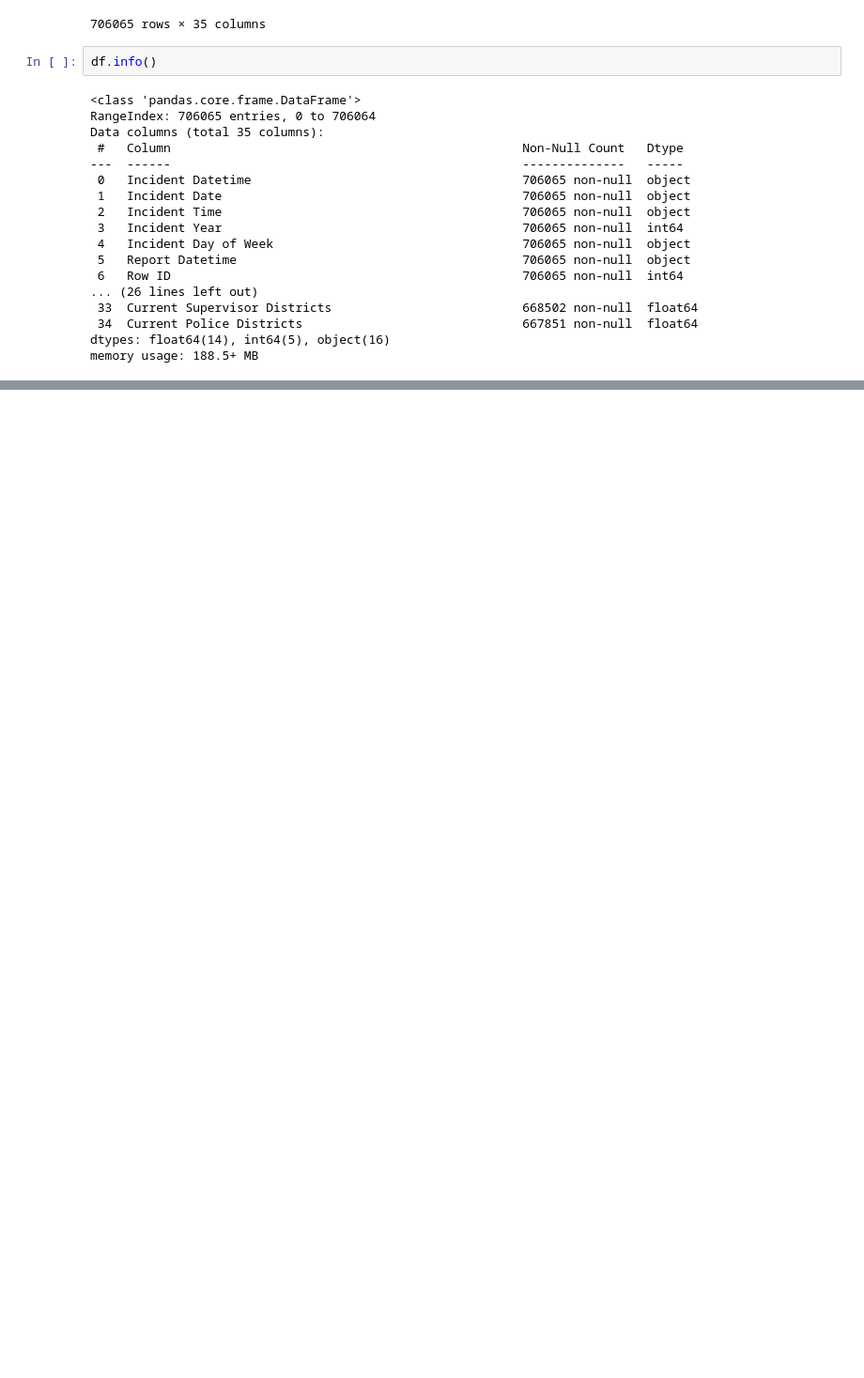
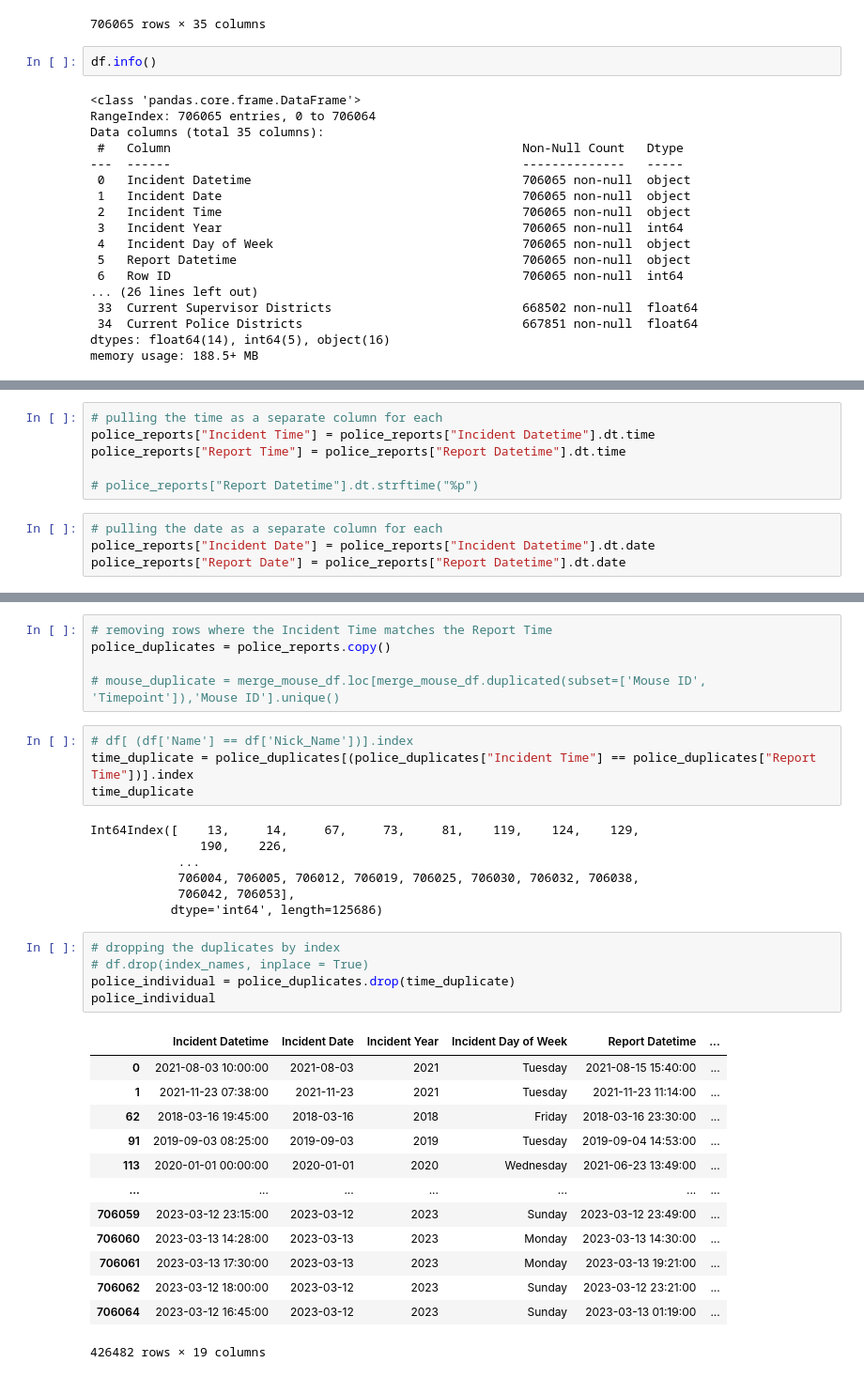
Before and after one commit to ahmed-saleem916/Virtual-Reality-, a Jupyter notebook: sf_data_cleaning.ipynb, the cells around one changed output, grey strips where cells are left out. Shown at 94% size. Drawn from its saved outputs; the diff is of its cells as text; blank space fills up the shorter version.

```diff
--- a/sf_data_cleaning.ipynb
+++ b/sf_data_cleaning.ipynb
@@ -188,0 +170,10 @@ Name: Analysis Neighborhood, dtype: int64
+# %%
+# pulling the time as a separate column for each
+police_reports["Incident Time"] = police_reports["Incident Datetime"].dt.time
+police_reports["Report Time"] = police_reports["Report Datetime"].dt.time
+
+# police_reports["Report Datetime"].dt.strftime("%p")
+# %%
+# pulling the date as a separate column for each
+police_reports["Incident Date"] = police_reports["Incident Datetime"].dt.date
+police_reports["Report Date"] = police_reports["Report Datetime"].dt.date
@@ -188,0 +209,35 @@ Name: Analysis Neighborhood, dtype: int64
+# %%
+# removing rows where the Incident Time matches the Report Time
+police_duplicates = police_reports.copy()
+
+# mouse_duplicate = merge_mouse_df.loc[merge_mouse_df.duplicated(subset=['Mouse ID', 'Timepoint']),'Mouse ID'].unique()
+# %%
+# df[ (df['Name'] == df['Nick_Name'])].index
+time_duplicate = police_duplicates[(police_duplicates["Incident Time"] == police_duplicates["Report Time"])].index
+time_duplicate
+# %% [output]
+Int64Index([    13,     14,     67,     73,     81,    119,    124,    129,
+               190,    226,
+            ...
+            706004, 706005, 706012, 706019, 706025, 706030, 706032, 706038,
+            706042, 706053],
+           dtype='int64', length=125686)
+# %%
+# dropping the duplicates by index
+# df.drop(index_names, inplace = True)
+police_individual = police_duplicates.drop(time_duplicate)
+police_individual
+# %% [output]
+|  | Incident Datetime | Incident Date | Incident Year | Incident Day of Week | Report Datetime | ... |
+| 0 | 2021-08-03 10:00:00 | 2021-08-03 | 2021 | Tuesday | 2021-08-15 15:40:00 | ... |
+| 1 | 2021-11-23 07:38:00 | 2021-11-23 | 2021 | Tuesday | 2021-11-23 11:14:00 | ... |
+| 62 | 2018-03-16 19:45:00 | 2018-03-16 | 2018 | Friday | 2018-03-16 23:30:00 | ... |
+| 91 | 2019-09-03 08:25:00 | 2019-09-03 | 2019 | Tuesday | 2019-09-04 14:53:00 | ... |
+| 113 | 2020-01-01 00:00:00 | 2020-01-01 | 2020 | Wednesday | 2021-06-23 13:49:00 | ... |
+| ... | ... | ... | ... | ... | ... | ... |
+| 706059 | 2023-03-12 23:15:00 | 2023-03-12 | 2023 | Sunday | 2023-03-12 23:49:00 | ... |
+| 706060 | 2023-03-13 14:28:00 | 2023-03-13 | 2023 | Monday | 2023-03-13 14:30:00 | ... |
+| 706061 | 2023-03-13 17:30:00 | 2023-03-13 | 2023 | Monday | 2023-03-13 19:21:00 | ... |
+| 706062 | 2023-03-12 18:00:00 | 2023-03-12 | 2023 | Sunday | 2023-03-12 23:21:00 | ... |
+| 706064 | 2023-03-12 16:45:00 | 2023-03-12 | 2023 | Sunday | 2023-03-13 01:19:00 | ... |
+426482 rows × 19 columns
```
Also changed, not shown: parts of 16 cells of this notebook, 1 other file.
